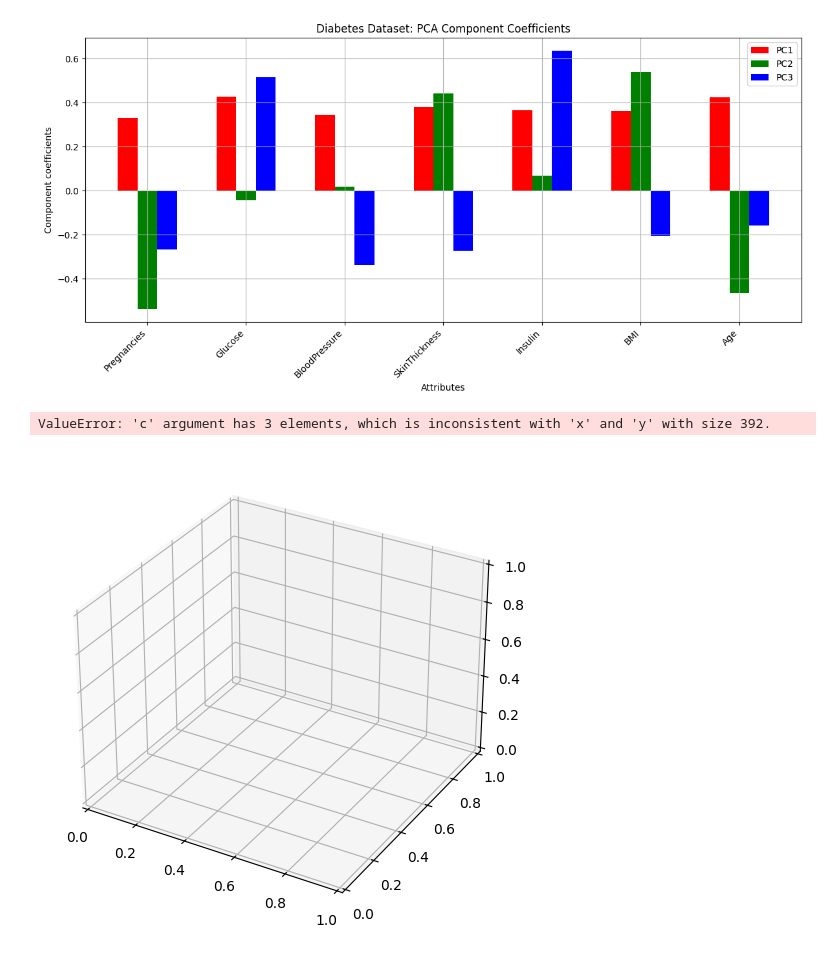
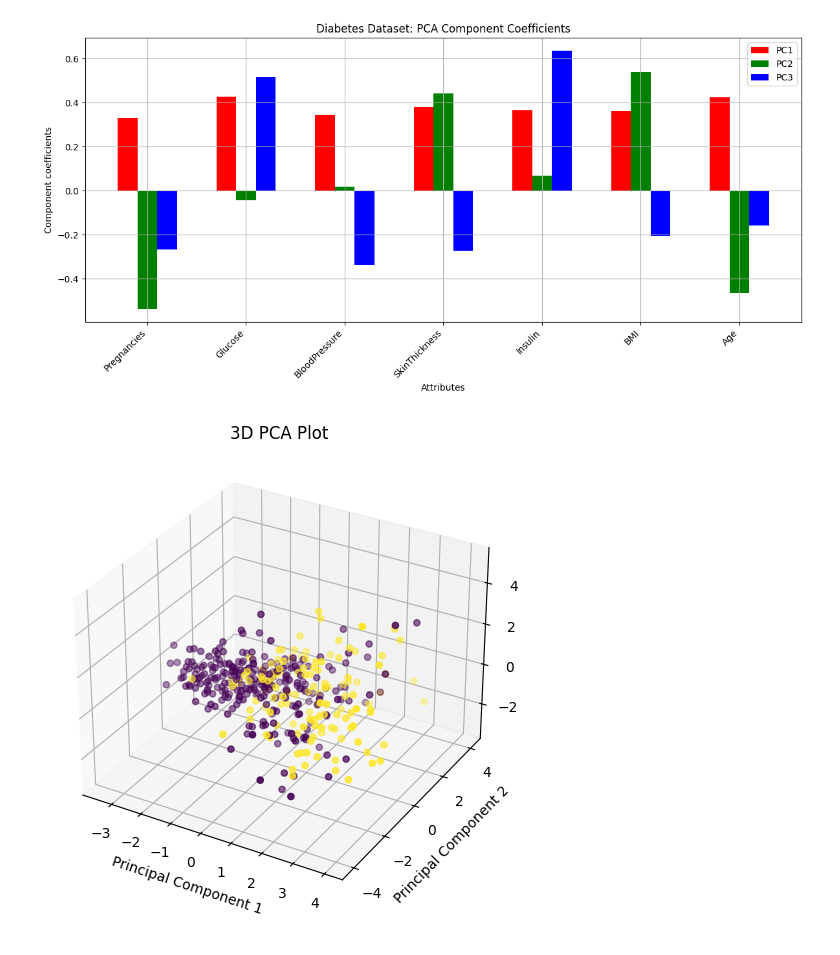
Before and after one commit to NicholasBorch/ML-02450project1, a Jupyter notebook: Data_analysis_diabetes.ipynb, the cells around one changed output. Drawn from its saved outputs; the diff is of its cells as text; code cells hidden in the pictures.

Commit message:
interactive plot created

```diff
--- a/Data_analysis_diabetes.ipynb
+++ b/Data_analysis_diabetes.ipynb
@@ -176,26 +184,26 @@ plt.show()
 # %%
 # Plotting 3D
 fig = plt.figure(figsize=(8, 6))
 ax = fig.add_subplot(111, projection='3d')
 
 # Extracting the values for each component
 x_values = principalDf['principal component 1']
 y_values = principalDf['principal component 2']
 z_values = principalDf['principal component 3']
+colors = new_df['Outcome']
 
 # Plotting
-ax.scatter(x_values, y_values, z_values, c= colors, marker='o')
+ax.scatter(x_values, y_values, z_values, c = colors, cmap='viridis', marker='o')
 
 # Adding labels for each axis
 ax.set_xlabel('Principal Component 1')
 ax.set_ylabel('Principal Component 2')
 ax.set_zlabel('Principal Component 3')
 
 # Title
 ax.set_title('3D PCA Plot')
 
 # Show plot
 plt.show()
 # %% [output]
-ValueError: 'c' argument has 3 elements, which is inconsistent with 'x' and 'y' with size 392.
-[figure, old version]
+[figure, new version]
```
Also changed, not shown: parts of 2 cells of this notebook.
